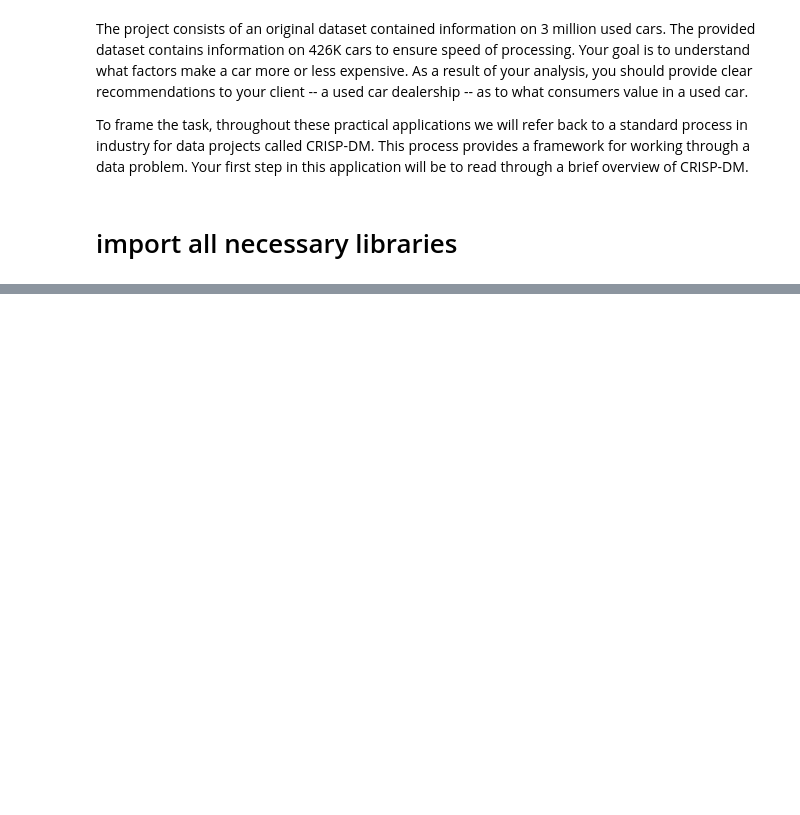
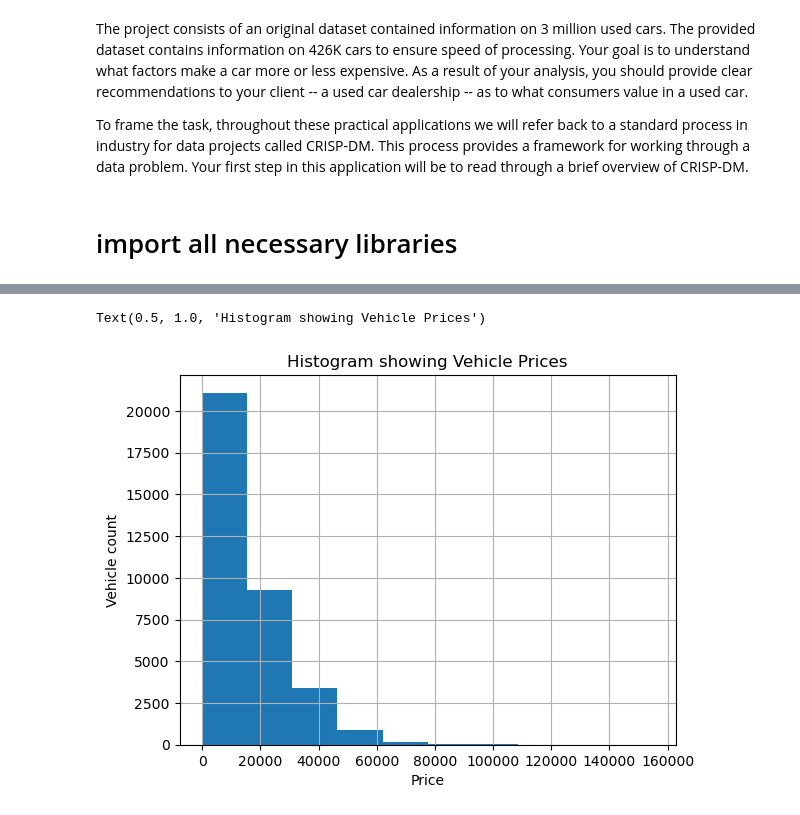
Before and after one commit to gnbalekaki/used_cars_project, a Jupyter notebook: cars_used.ipynb, the cells around one changed output, grey strips where cells are left out. Cells and saved outputs as stored; diff of their text form; code cells hidden in the pictures; blank space fills up the shorter version.

```diff
--- a/cars_used.ipynb
+++ b/cars_used.ipynb
@@ -30,0 +76,9 @@ df.info()
+# %%
+#Further data visualization
+df_cleaned['price'].hist()
+plt.xlabel('Price')
+plt.ylabel('Vehicle count')
+plt.title('Histogram showing Vehicle Prices')
+# %% [output]
+Text(0.5, 1.0, 'Histogram showing Vehicle Prices')
+[figure, added]
```
Also changed, not shown: parts of 16 cells of this notebook.
